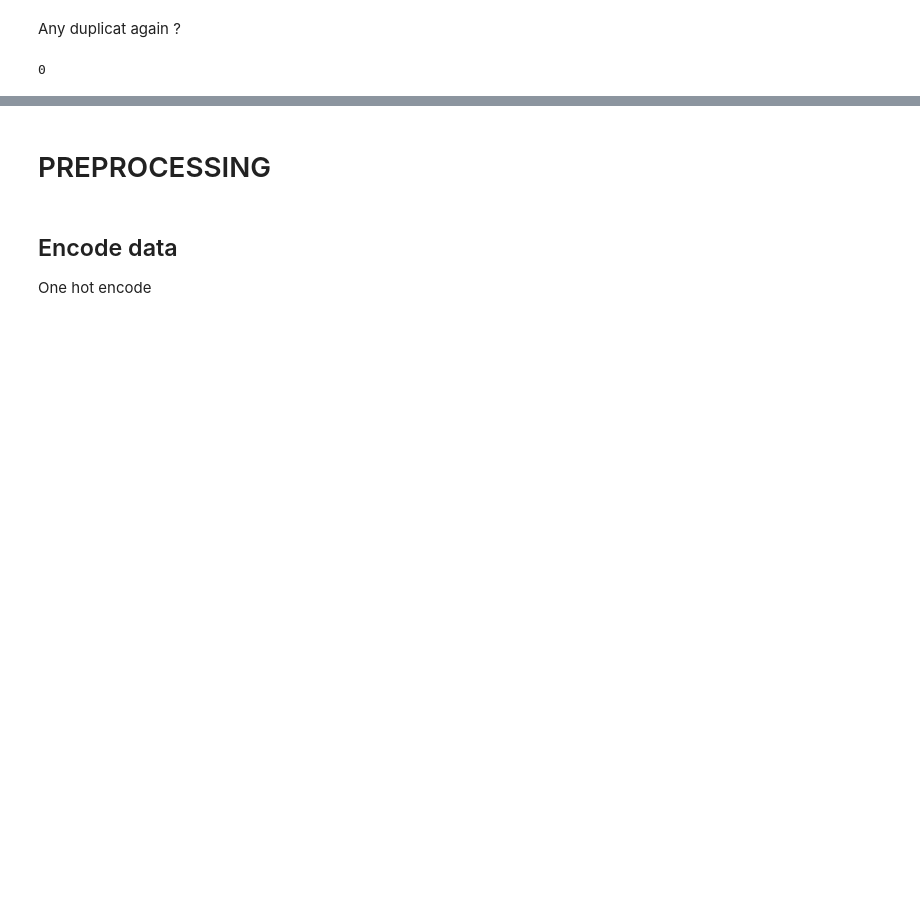
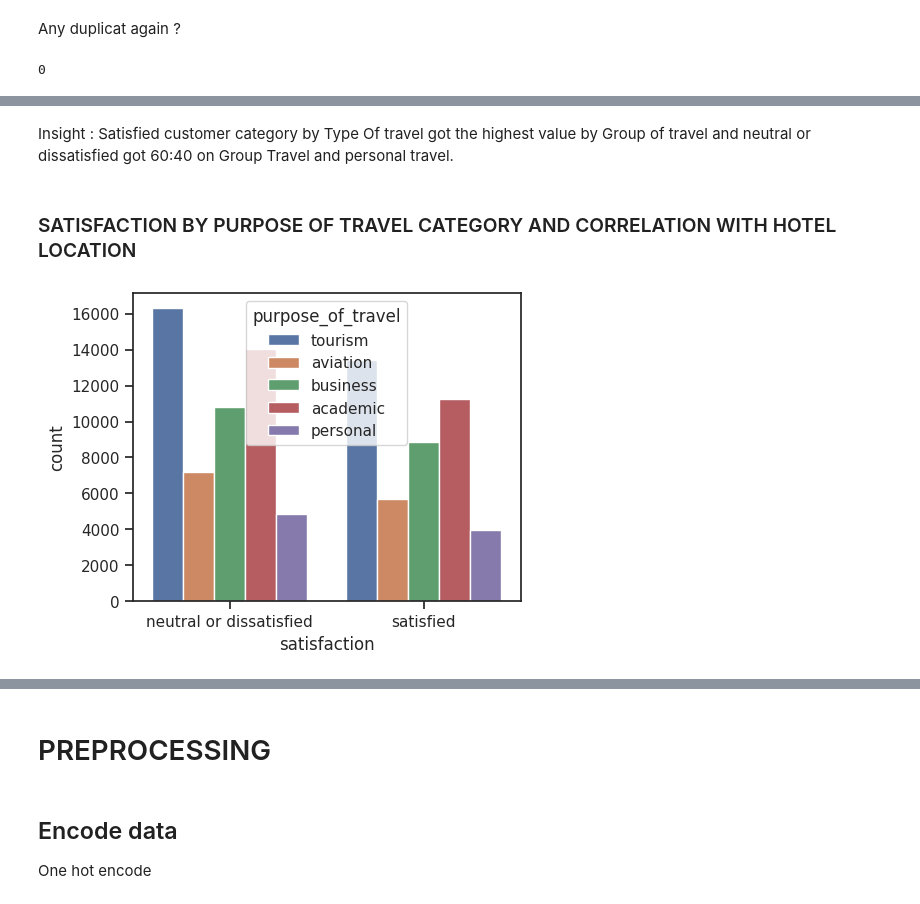
Before and after one commit to Vikry99/Final_Project, a Jupyter notebook: Final_Project_Anaconda.ipynb, the cells around one changed output, grey strips where cells are left out. Drawn from its saved outputs; the diff is of its cells as text; code cells hidden in the pictures; blank space fills up the shorter version.

```diff
--- a/Final_Project_Anaconda.ipynb
+++ b/Final_Project_Anaconda.ipynb
@@ -186,0 +213,15 @@ Penjelasan mengenai data diatas
+# %% [markdown]
+Insight : Satisfied customer category by Type Of travel got the highest value by Group of travel and neutral or dissatisfied got 60:40 on Group Travel and personal travel.
+# %% [markdown]
+### SATISFACTION BY PURPOSE OF TRAVEL CATEGORY AND CORRELATION WITH HOTEL LOCATION
+# %%
+# Create subplots for multiple plots
+fig, axes = plt.subplots(nrows=1, ncols=1, figsize=(5,4))
+
+# Plot the relationships between satisfaction and other variables
+sns.countplot(x="satisfaction", hue="purpose_of_travel", data=df)
+
+# Display the plots
+plt.show()
+# %% [output]
+[figure, added]
```
Also changed, not shown: parts of 21 cells of this notebook.
